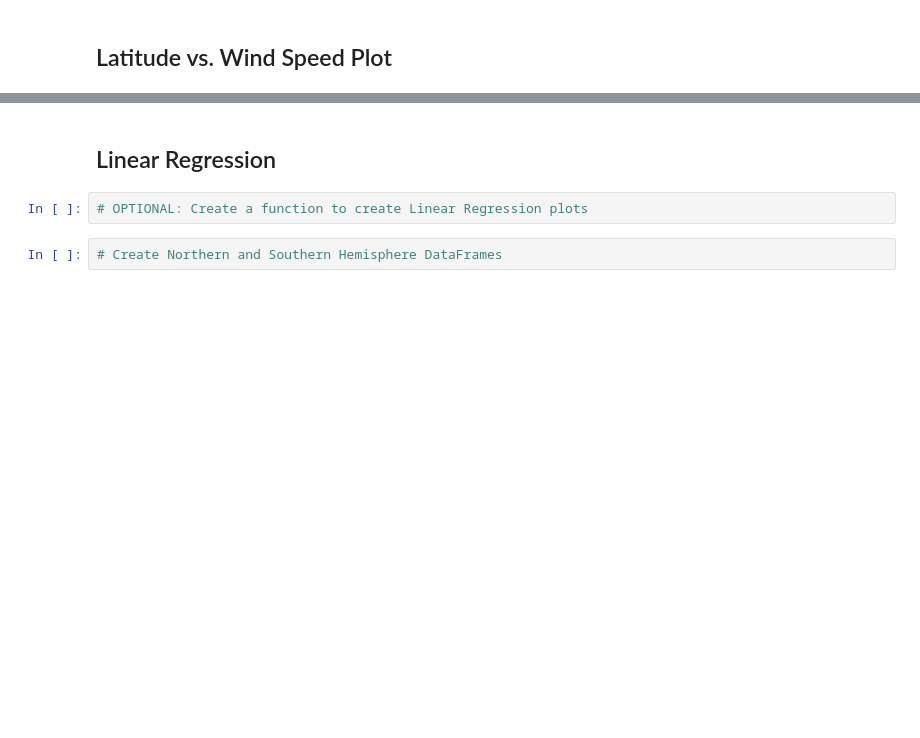
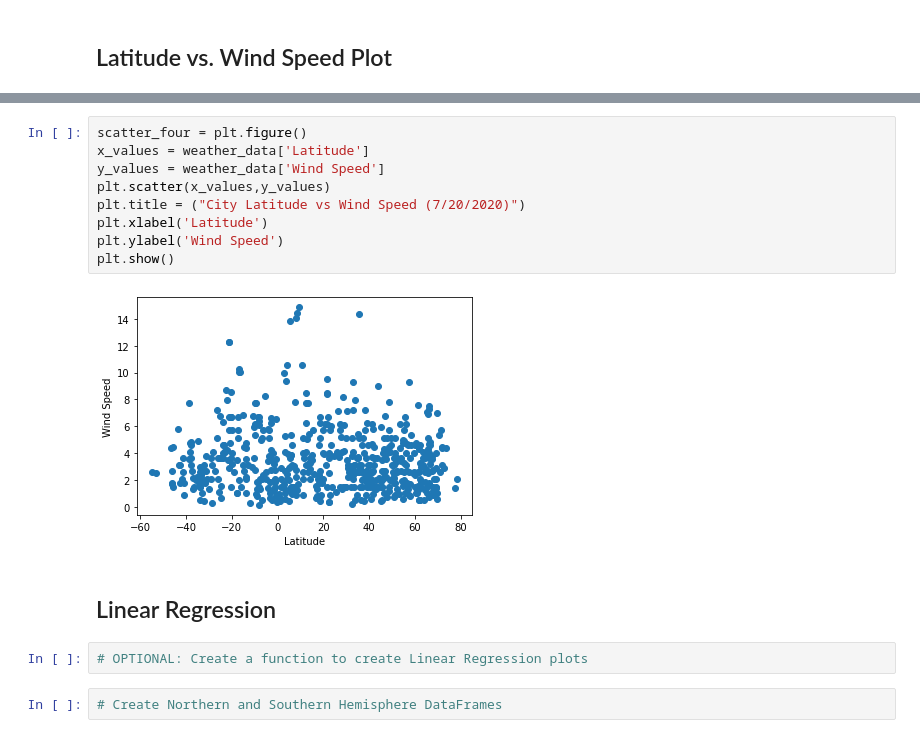
Before and after one commit to armywalrus/Global-Weather_Model-APIs-Python, a Jupyter notebook: WeatherPy/WeatherPy.ipynb, the cells around one changed output, grey strips where cells are left out. Saved outputs shown, nothing was run; the diff lists cells and outputs as text; blank space fills up the shorter version.

```diff
--- a/WeatherPy/WeatherPy.ipynb
+++ b/WeatherPy/WeatherPy.ipynb
@@ -256,3 +251,14 @@ Int64Index([], dtype='int64')
+# %%
+scatter_four = plt.figure()
+x_values = weather_data['Latitude']
+y_values = weather_data['Wind Speed']
+plt.scatter(x_values,y_values)
+plt.title = ("City Latitude vs Wind Speed (7/20/2020)")
+plt.xlabel('Latitude')
+plt.ylabel('Wind Speed')
+plt.show()
+# %% [output]
+[figure, added]
 # %% [markdown]
 ## Linear Regression
 # %%
```
Also changed, not shown: parts of 31 cells of this notebook.
